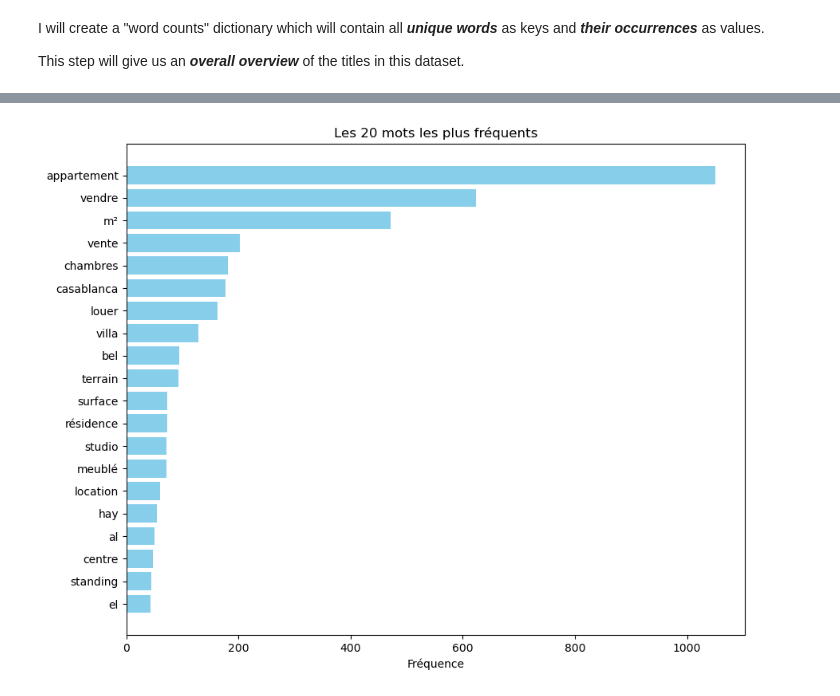
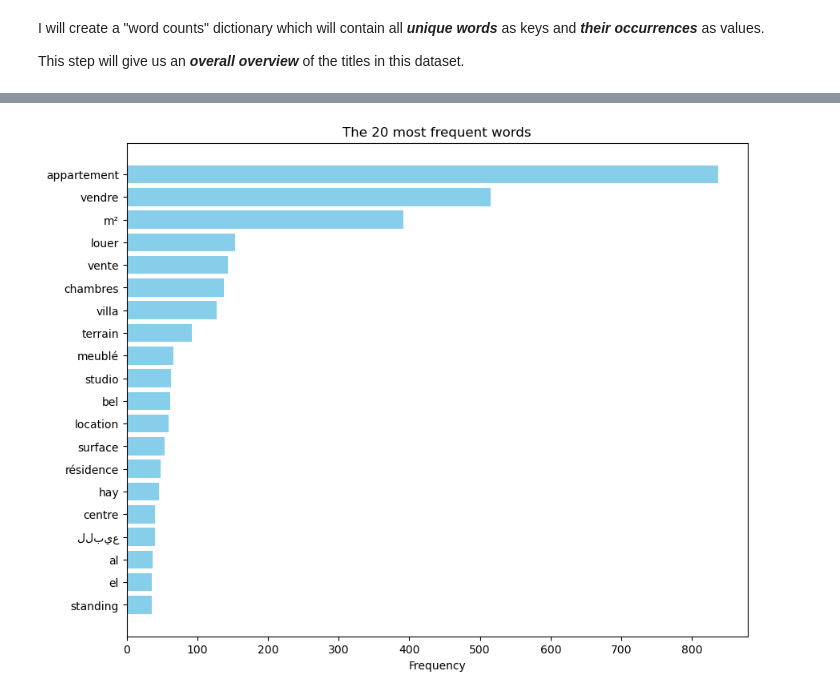
Before and after one commit to afandigit/Market-Housing, a Jupyter notebook: Mubawab Data Preparation and Analysis.ipynb, the cells around one changed output, grey strips where cells are left out. Cells and saved outputs as stored; diff of their text form; code cells hidden in the pictures.

```diff
--- a/Mubawab Data Preparation and Analysis.ipynb
+++ b/Mubawab Data Preparation and Analysis.ipynb
@@ -76,6 +79,25 @@ len(all_stop_words)
 # %%
 def has_numbers(inputString):
     return bool(re.search(r'\d', inputString))
+# %%
+MOROCCAN_CITIES = [
+    "Casablanca", "Rabat", "Fès", "Marrakech", "Agadir", "Tangier", "Meknès",
+    "Oujda", "Kenitra", "Tetouan", "Safi", "Khouribga", "Beni Mellal", "El Jadida",
+    "Taza", "Nador", "Settat", "Larache", "Ksar El Kebir", "Khemisset", "Guelmim",
+    "Errachidia", "Berkane", "Taourirt", "Bouskoura", "Fquih Ben Salah", "Oued Zem",
+    "El Kelaa Des Sraghna", "Sidi Slimane", "Guercif", "Oulad Teima", "Ben Guerir",
+    "Tifelt", "Lqliaa", "Taroudant", "Sefrou", "Essaouira", "Fnideq", "Sidi Kacem",
+    "Tiznit", "Tan-Tan", "Ouarzazate", "Souk El Arbaa", "Youssoufia", "Lahraouyine",
+    "Martil", "Ain Harrouda", "Skhirat", "Ouazzane", "Benslimane", "Al Hoceima",
+    "Beni Ansar", "M'diq", "Sidi Bennour", "Midelt", "Azrou", "Drargua", "Chefchawn",
+    "Zagora", "El Aioun Sidi Mellouk", "Lagouira", "Ras El Ain", "Sidi Ali Ben Hamdouche",
+    "Sebt Jahjouh", "Tiddas", "Zaouiat Bougrin", "Tafersit", "Touissit", "Saidia",
+    "Lalla Takarkoust", "Skhinate", "Moulay Brahim", "Soualem", "Gueznaia", "Moulay Yacoub",
+    "Sidi Allal Tazi", "Laakarta", "Alnif", "Dar El Kebdani", "Jebha", "Ain Erreggada",
+    "Sidi Addi", "Skoura", "Smimou", "Ain Jemaa", "Timahdite", "Aït Dawd", "Souk EL Had",
+    "Had Bouhssoussen", "Oulad Said", "Arbaoua", "Ain Dorij", "Madagh", "Tighza", "Matmata",
+    "Kourouna"
+]
 # %% [markdown]
 # 2. Import Data
 # %%
@@ -159,0 +198,3 @@ memory usage: 122.1+ KB
+# %%
+mh_dataset = mh_dataset[~mh_dataset['advertisement_url'].duplicated()]
+mh_dataset.reset_index(drop=True, inplace=True)
@@ -159,0 +231,3 @@ memory usage: 122.1+ KB
+# %%
+mh_dataset = mh_dataset[~mh_dataset['title'].duplicated()]
+mh_dataset.reset_index(drop=True, inplace=True)
@@ -347,5 +456,5 @@ len(unique_words_from_titles)
 # %%
-unique_words_from_titles = {k: v for k, v in unique_words_from_titles.items() if v>1 and not has_numbers(k) }
+unique_words_from_titles = {k: v for k, v in unique_words_from_titles.items() if v>1 and not has_numbers(k) and k.capitalize() not in MOROCCAN_CITIES }
 # %%
 len(unique_words_from_titles)
 # %% [output]
@@ -375,14 +484,14 @@ sorted_unique_words_from_titles
 # %%
 words, frequencies = zip(*sorted_unique_words_from_titles[:20])  # Les 20 mots les plus fréquents
 
 plt.figure(figsize=(10, 8))
 plt.barh(words, frequencies, color='skyblue')
-plt.xlabel('Fréquence')
-plt.title('Les 20 mots les plus fréquents')
+plt.xlabel('Frequency')
+plt.title('The 20 most frequent words')
 plt.gca().invert_yaxis()
 plt.show()
 # %% [output]
-[figure, old version]
+[figure, new version]
 # %%
 from wordcloud import WordCloud
 # %%
```
Also changed, not shown: parts of 86 cells of this notebook.
